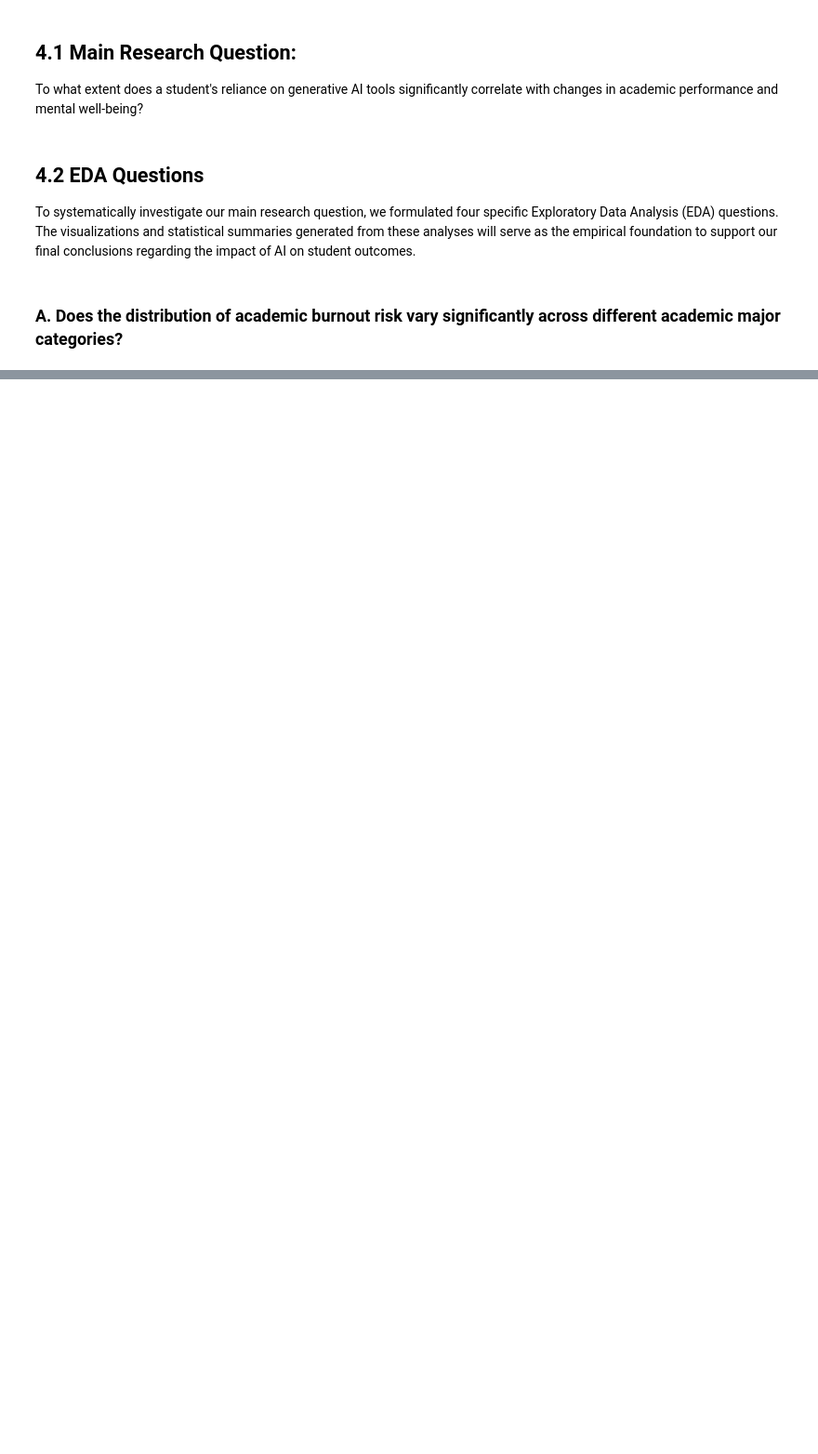
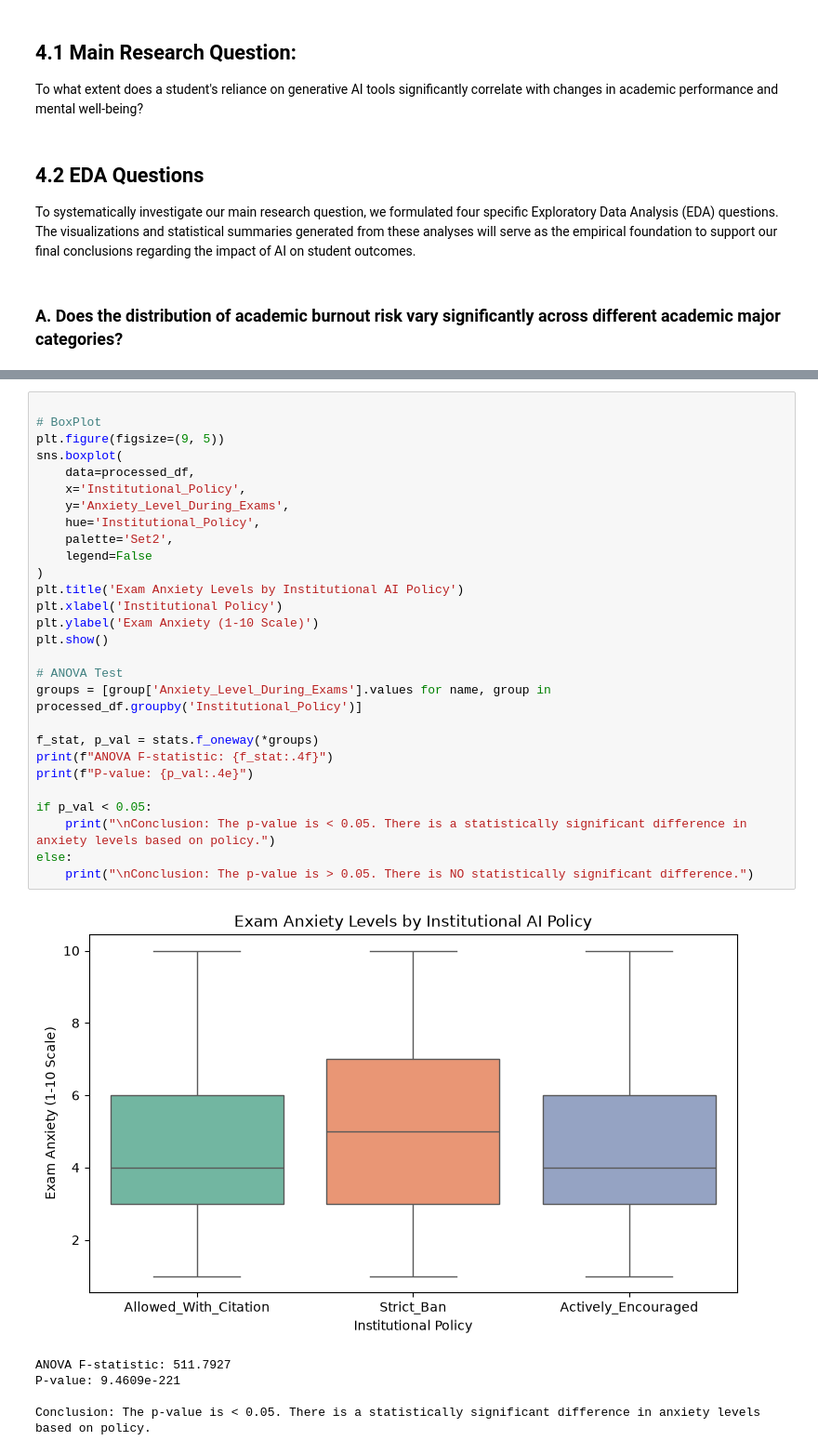
Before and after one commit to FortifyTank/CSMODEL_MATT, a Jupyter notebook: CSMODEL.ipynb, the cells around one changed output, grey strips where cells are left out. Shown at 93% size. Cells and saved outputs as stored; diff of their text form; blank space fills up the shorter version.

```diff
--- a/CSMODEL.ipynb
+++ b/CSMODEL.ipynb
@@ -344,0 +356,34 @@ To systematically investigate our main research question, we formulated four spe
+# %%
+
+# BoxPlot
+plt.figure(figsize=(9, 5))
+sns.boxplot(
+    data=processed_df,
+    x='Institutional_Policy',
+    y='Anxiety_Level_During_Exams',
+    hue='Institutional_Policy',
+    palette='Set2',
+    legend=False
+)
+plt.title('Exam Anxiety Levels by Institutional AI Policy')
+plt.xlabel('Institutional Policy')
+plt.ylabel('Exam Anxiety (1-10 Scale)')
+plt.show()
+
+# ANOVA Test
+groups = [group['Anxiety_Level_During_Exams'].values for name, group in processed_df.groupby('Institutional_Policy')]
+
+f_stat, p_val = stats.f_oneway(*groups)
+print(f"ANOVA F-statistic: {f_stat:.4f}")
+print(f"P-value: {p_val:.4e}")
+
+if p_val < 0.05:
+    print("\nConclusion: The p-value is < 0.05. There is a statistically significant difference in anxiety levels based on policy.")
+else:
+    print("\nConclusion: The p-value is > 0.05. There is NO statistically significant difference.")
+# %% [output]
+[figure, added]
+ANOVA F-statistic: 511.7927
+P-value: 9.4609e-221
+
+Conclusion: The p-value is < 0.05. There is a statistically significant difference in anxiety levels based on policy.
```
Also changed, not shown: parts of 6 cells of this notebook.
